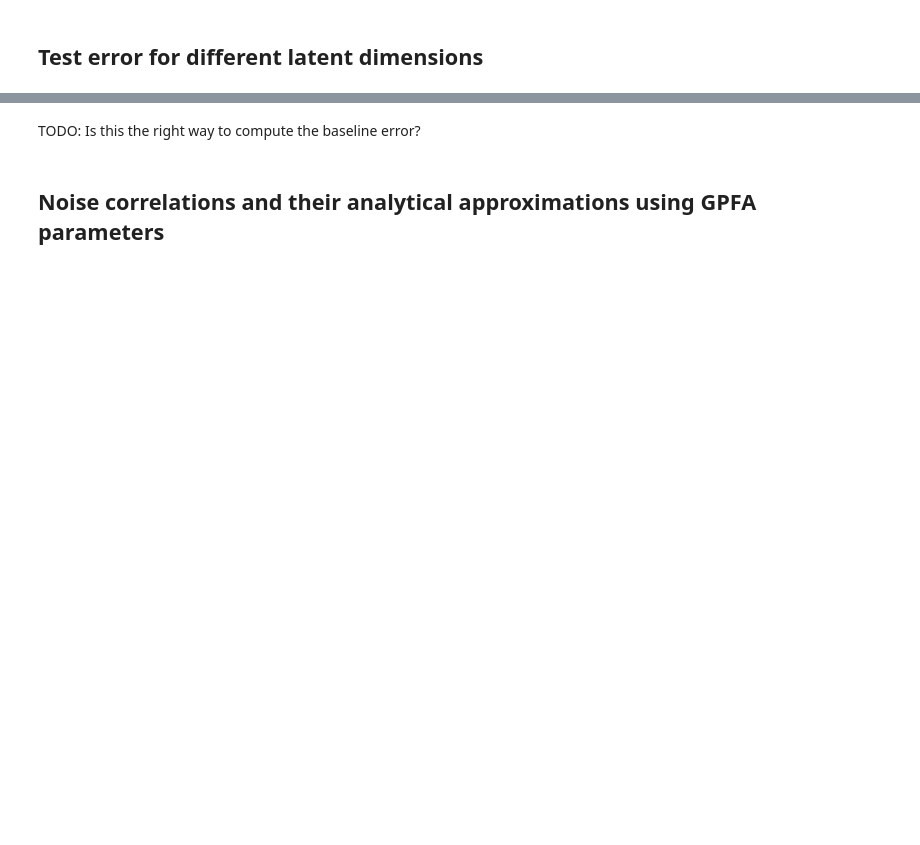
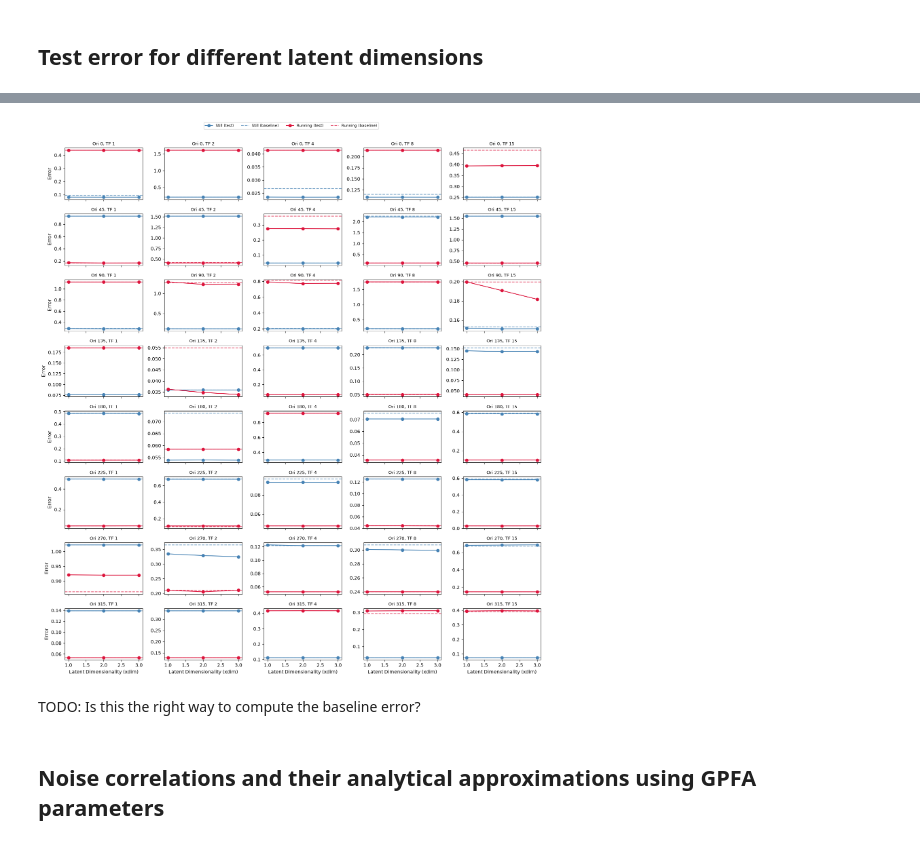
Before and after one commit to MartinGruber15/neural_data_science_project, a Jupyter notebook: notebooks/gpfa_drifitng_gratings.ipynb, the cells around one changed output, grey strips where cells are left out. Cells and saved outputs as stored; diff of their text form; code cells hidden in the pictures; blank space fills up the shorter version.

```diff
--- a/notebooks/gpfa_drifitng_gratings.ipynb
+++ b/notebooks/gpfa_drifitng_gratings.ipynb
@@ -367,8 +271,8 @@ def baseline_error(xval, dataset) -> float:
 # loop over all datasets and compute baseline and test errors
 
 errors_dict = {}
-for (orientation, temporal_frequency), (train_set, test_set, xval_drifting_gratings) in fits.items():
-    print(f"Computing baseline and test errors for Orientation: {orientation}, Temporal Frequency: {temporal_frequency}")
+for (orientation, temporal_frequency, running_phase), (train_set, test_set, xval_drifting_gratings) in fits.items():
+    print(f"Computing baseline and test errors for Orientation: {orientation}, Temporal Frequency: {temporal_frequency}, Running Phase: {running_phase}")
 
     # Compute baseline error
     base_error = baseline_error(xval_drifting_gratings.fits, test_set)
@@ -379,7 +283,7 @@ for (orientation, temporal_frequency), (train_set, test_set, xval_drifting_grati
         predBatch, predErr = util.leaveOneOutPrediction(fit.optimParams, test_set)
         errors.append(predErr)
 
-    errors_dict[(orientation, temporal_frequency)] = {
+    errors_dict[(orientation, temporal_frequency, running_phase)] = {
         "baseline_error": base_error,
         "test_errors": errors
     }
@@ -443,32 +307,0 @@ def plot_baseline_and_test_errors(errors_dict, orientation, temporal_frequency,
-# %%
-fig, axes = plot_baseline_and_test_errors(
-    errors_dict,
-    orientation=0,  # example orientation
-    temporal_frequency=1,  # example temporal frequency
-    figsize=(6, 4)
-)
-plt.show()
-
-fig, axes = plot_baseline_and_test_errors(
-    errors_dict,
-    orientation=180,  # example orientation
-    temporal_frequency=1,  # example temporal frequency
-    figsize=(6, 4)
-)
-plt.show()
-
-fig, axes = plot_baseline_and_test_errors(
-    errors_dict,
-    orientation=45,  # example orientation
-    temporal_frequency=15,  # example temporal frequency
-    figsize=(6, 4)
-)
-plt.show()
-
-fig, axes = plot_baseline_and_test_errors(
-    errors_dict,
-    orientation=90,  # example orientation
-    temporal_frequency=15,  # example temporal frequency
-    figsize=(6, 4)
-)
-plt.show()
@@ -480,3 +365,7 @@ plt.show()
+# %%
+fig, axes = plot_baseline_and_test_errors(errors_dict)
+# %% [output]
+[figure, added]
 # %% [markdown]
 TODO: Is this the right way to compute the baseline error?
 # %% [markdown]
```
Also changed, not shown: parts of 44 cells of this notebook.
